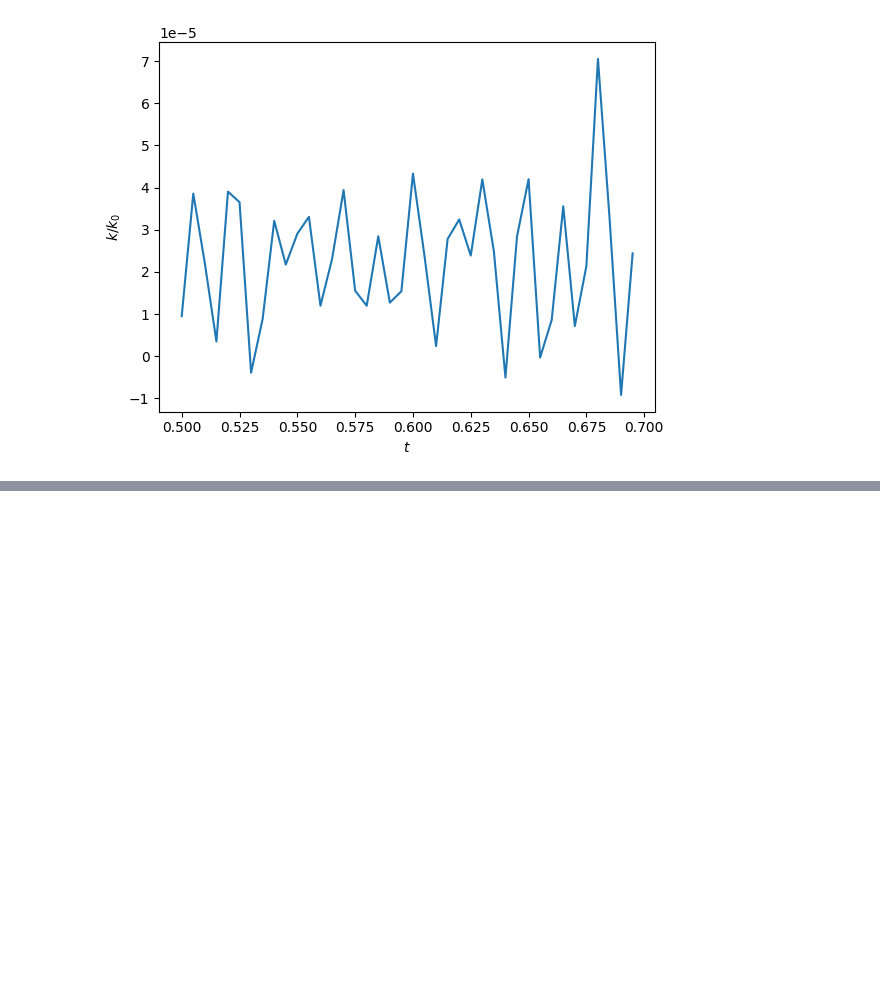
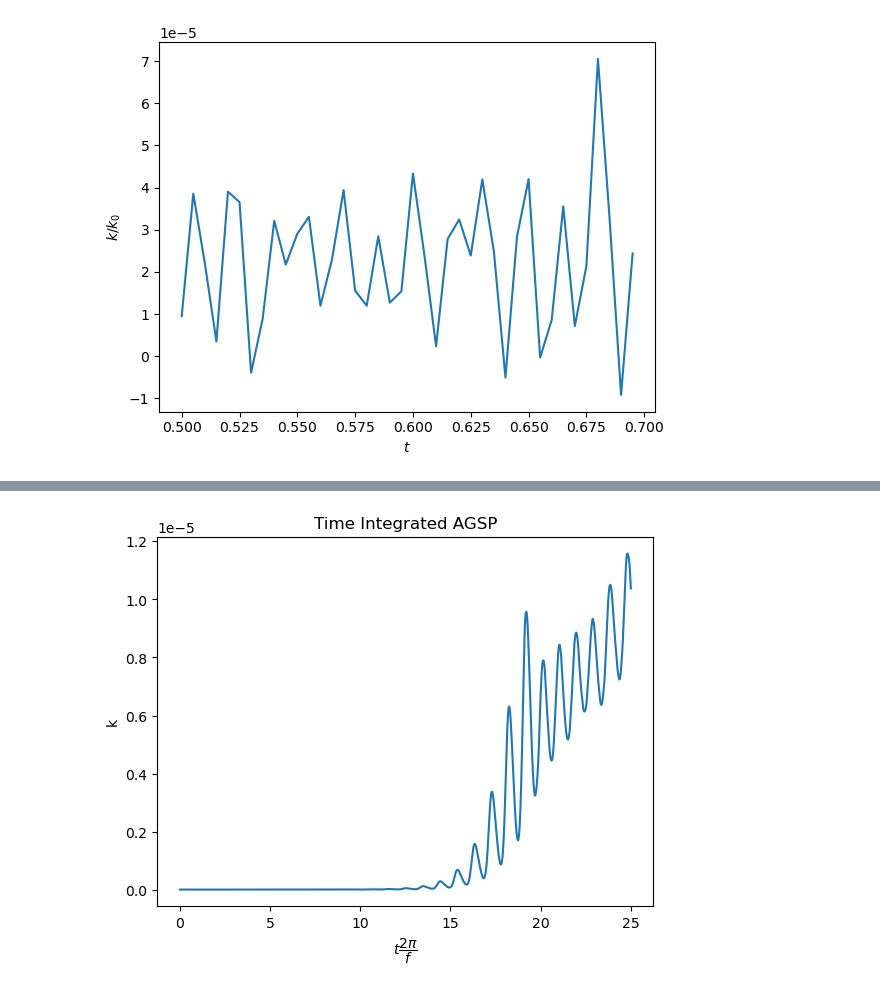
Before and after one commit to loganpknudsen/BottomBoundaryLayer, a Jupyter notebook: Result_Calculations/TKE_terms.ipynb, the cells around one changed output, grey strips where cells are left out. Saved outputs shown, nothing was run; the diff lists cells and outputs as text; code cells hidden in the pictures; blank space fills up the shorter version.

```diff
--- a/Result_Calculations/TKE_terms.ipynb
+++ b/Result_Calculations/TKE_terms.ipynb
@@ -214,13 +241,15 @@ AGSP_spatial_average_time_series_ip
 # %%
-seconds = GSP_spatial_average_time_series_ip.time/pd.Timedelta("1s")
+seconds = AGSP_spatial_average_time_series_ip.time/pd.Timedelta("1s")
 AGSP_spatial_average_time_series_ip = AGSP_spatial_average_time_series_ip.assign_coords(sec = ('time',seconds.data))
 integrated_AGSP = (AGSP_spatial_average_time_series_ip).cumulative_integrate(coord="sec")
 plt.plot(integrated_AGSP.intp,integrated_AGSP)
 plt.title("Time Integrated AGSP")
 plt.xlabel("$t\dfrac{2\pi}{f}$")
 plt.ylabel("k")
 # plt.yscale('log')
 plt.show()
+# %% [output]
+[figure, added]
 # %%
 seconds = GSP_spatial_average_time_series_ip.time/pd.Timedelta("1s")
 GSP_spatial_average_time_series_ip = GSP_spatial_average_time_series_ip.assign_coords(sec = ('time',seconds.data))
```
Also changed, not shown: parts of 29 cells of this notebook.
